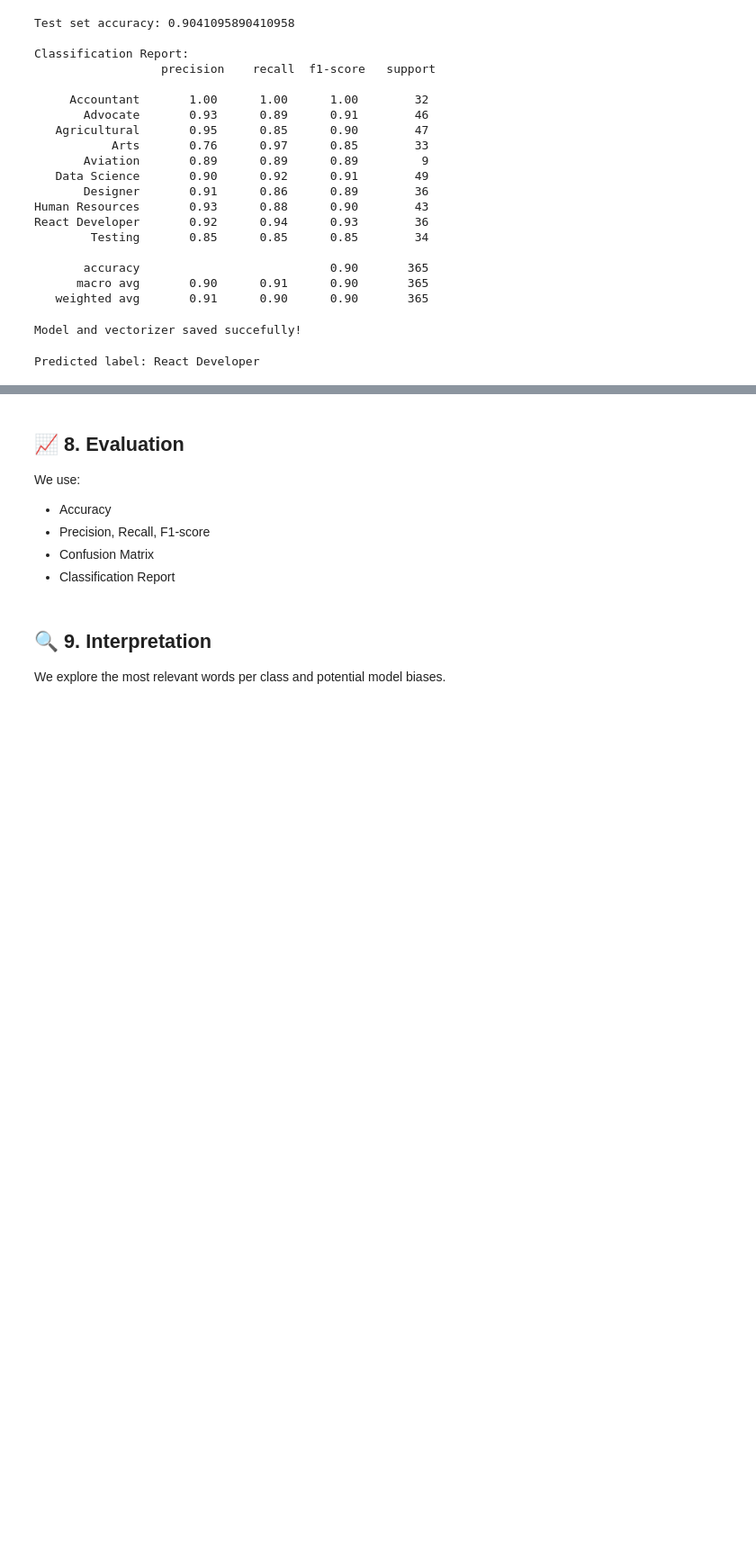
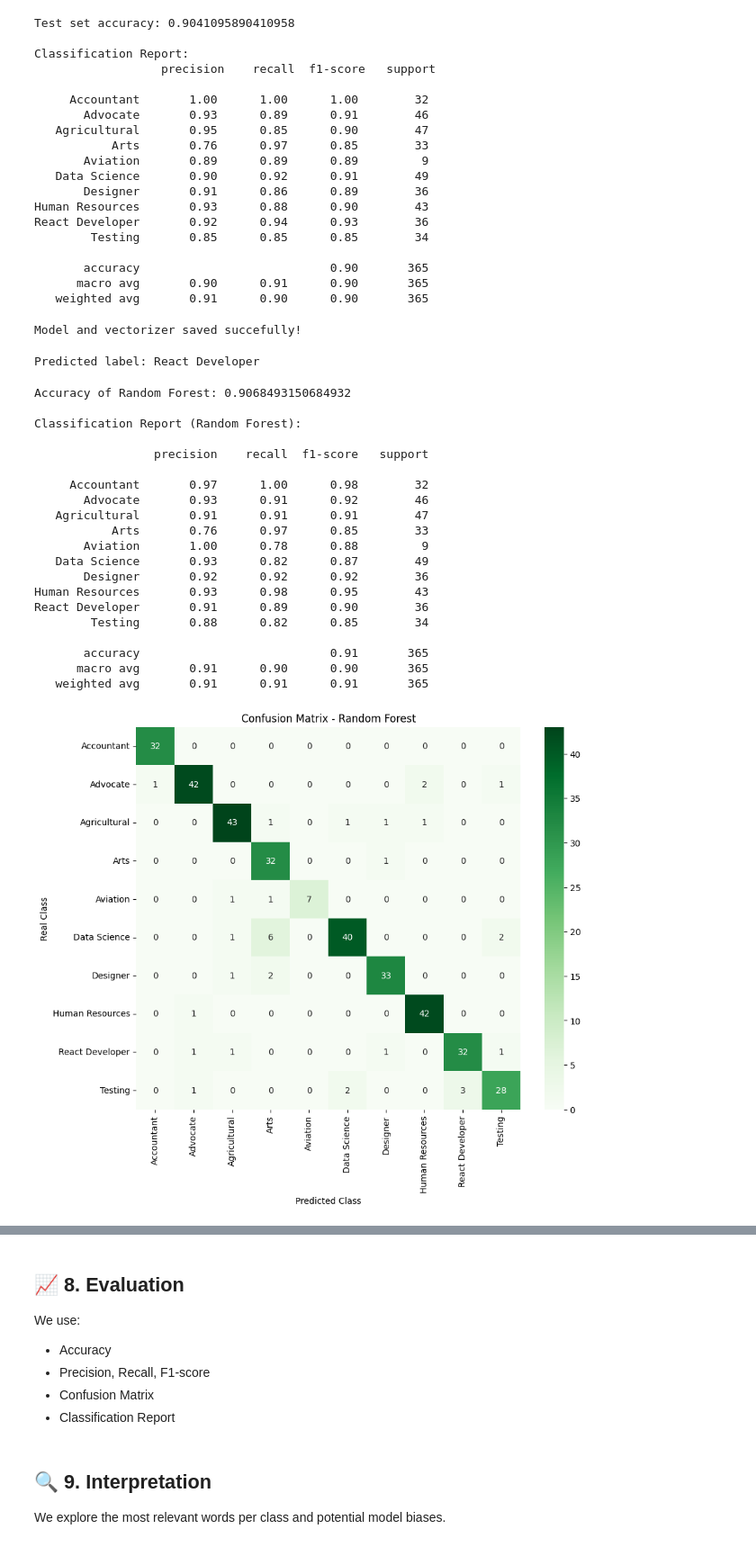
Before and after one commit to Edelan89/Resume_Classifier_with_NLP, a Jupyter notebook: Resume_Classifier_with_NLP.ipynb, the cells around one changed output, grey strips where cells are left out. Shown at 90% size. Cells and saved outputs as stored; diff of their text form; code cells hidden in the pictures; blank space fills up the shorter version.

Commit message:
Created web app, trained random forest model, compareted all the models.

```diff
--- a/Resume_Classifier_with_NLP.ipynb
+++ b/Resume_Classifier_with_NLP.ipynb
@@ -812,3 +855,61 @@ prediction = loaded_model.predict(new_resume_tfidf)
 print("Predicted label:", prediction[0])
 # %% [output]
 Predicted label: React Developer
+# %%
+# Random Forest Classifier
+from sklearn.ensemble import RandomForestClassifier
+from sklearn.metrics import accuracy_score, classification_report, confusion_matrix
+
+# Random Forest
+rf_model = RandomForestClassifier(
+    n_estimators=200, # Number of trees in the forest
+    max_depth=None, # Maximum depth of the tree unlimited
+    random_state=42, # For reproducibility
+    n_jobs=-1 # Use all available cores
+)
+
+# Training
+rf_model.fit(X_train, y_train)
+
+# Predictions
+y_pred_rf = rf_model.predict(X_test)
+
+# Evaluation
+accuracy_rf = accuracy_score(y_test, y_pred_rf)
+print("Accuracy of Random Forest:", accuracy_rf)
+print("\nClassification Report (Random Forest):\n")
+print(classification_report(y_test, y_pred_rf))
+
+# Confusion Matrix
+cm_rf = confusion_matrix(y_test, y_pred_rf, labels=rf_model.classes_)
+cm_rf_df = pd.DataFrame(cm_rf, index=rf_model.classes_, columns=rf_model.classes_)
+
+# Plotting the confusion matrix for Random Forest
+plt.figure(figsize=(10,8))
+sns.heatmap(cm_rf_df, annot=True, fmt='d', cmap='Greens')
+plt.ylabel('Real Class')
+plt.xlabel('Predicted Class')
+plt.title('Confusion Matrix - Random Forest')
+plt.show()
+# %% [output]
+Accuracy of Random Forest: 0.9068493150684932
+
+Classification Report (Random Forest):
+
+                 precision    recall  f1-score   support
+
+     Accountant       0.97      1.00      0.98        32
+       Advocate       0.93      0.91      0.92        46
+   Agricultural       0.91      0.91      0.91        47
+           Arts       0.76      0.97      0.85        33
+       Aviation       1.00      0.78      0.88         9
+   Data Science       0.93      0.82      0.87        49
+       Designer       0.92      0.92      0.92        36
+Human Resources       0.93      0.98      0.95        43
+React Developer       0.91      0.89      0.90        36
+        Testing       0.88      0.82      0.85        34
+
+       accuracy                           0.91       365
+      macro avg       0.91      0.90      0.90       365
+   weighted avg       0.91      0.91      0.91       365
+[figure, added]
```
Also changed, not shown: parts of 7 cells of this notebook, 5 other files.
